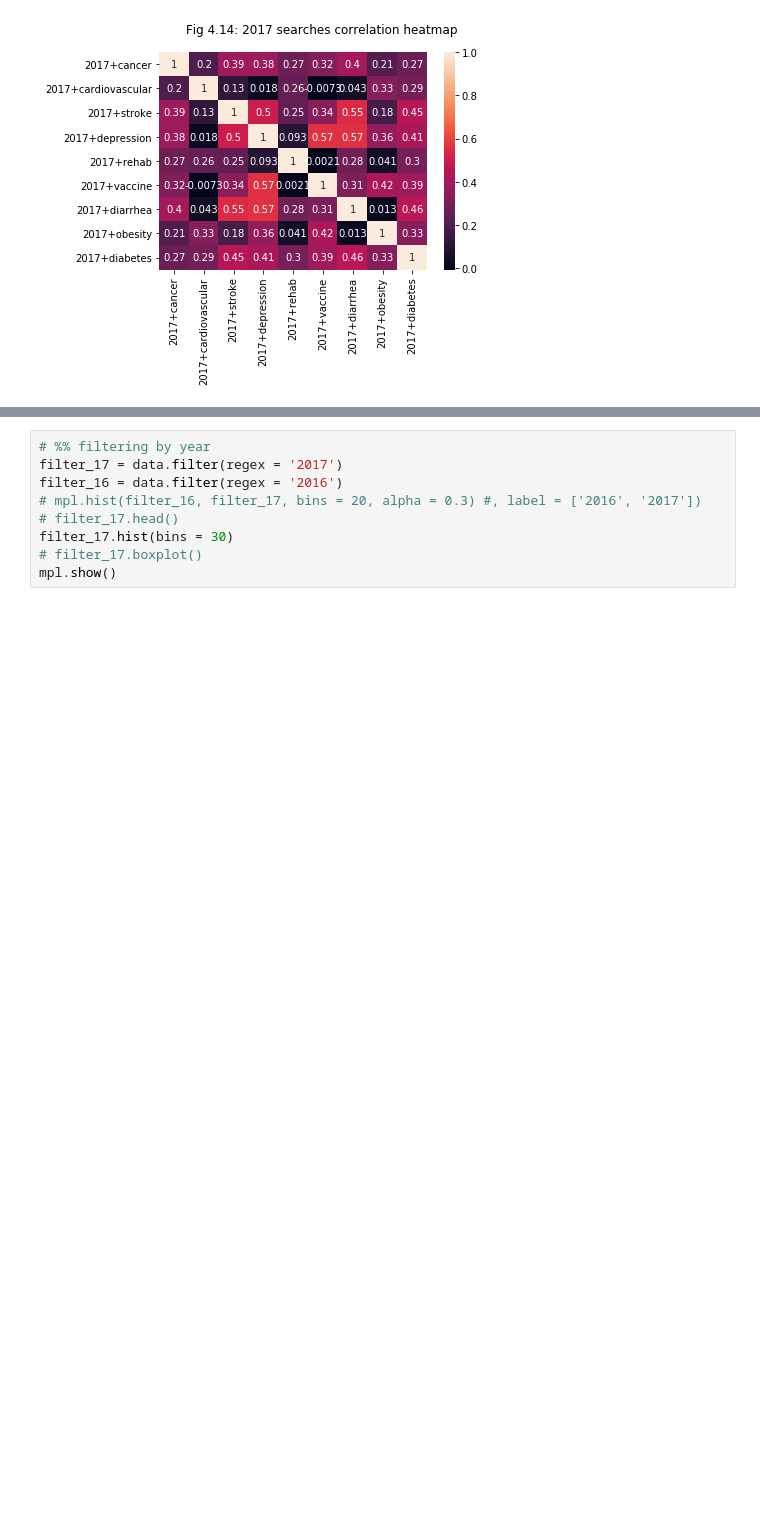
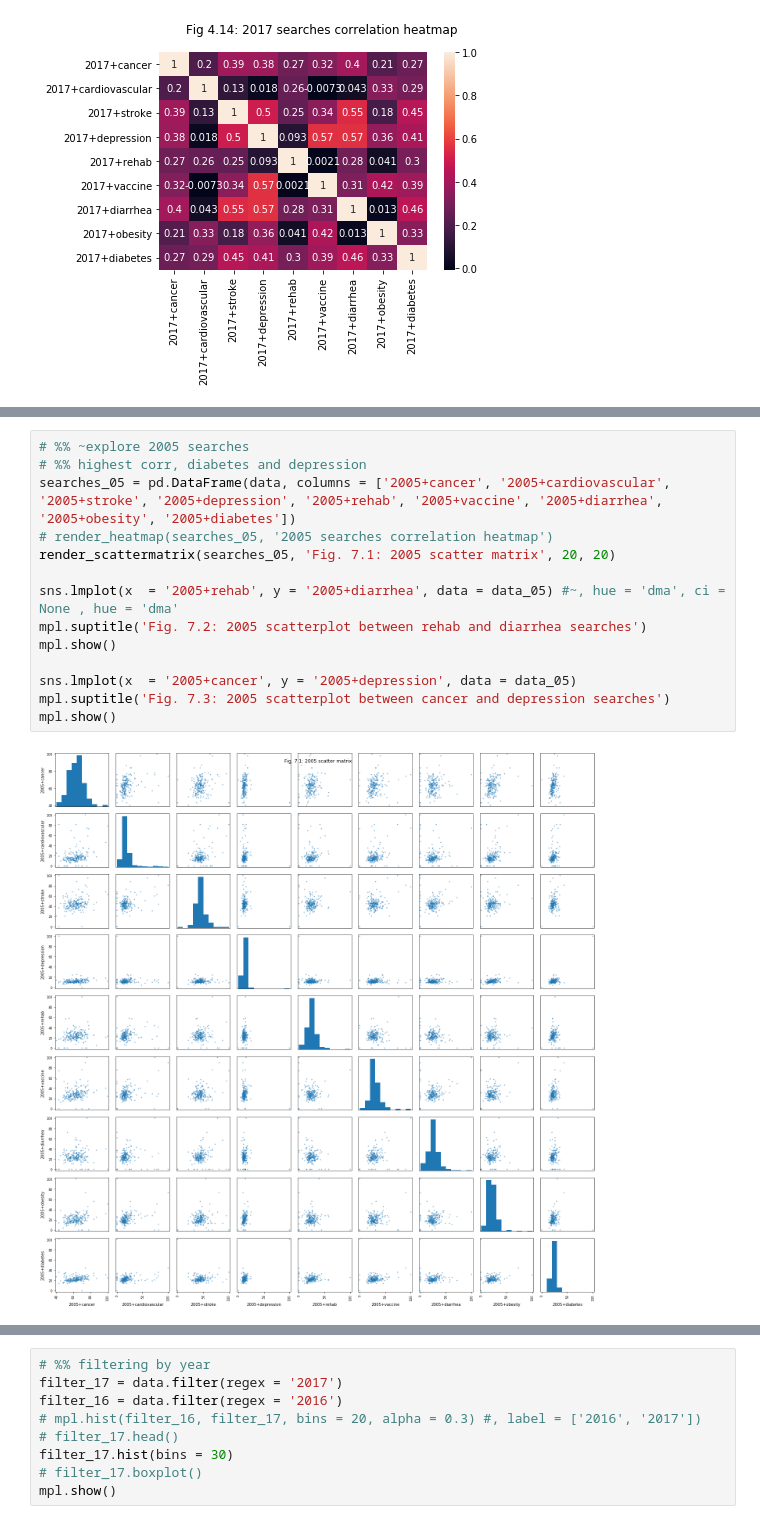
Before and after one commit to NohaKareem/Exploring-health-searches, a Jupyter notebook: Exploring health searches.ipynb, the cells around one changed output, grey strips where cells are left out. Drawn from its saved outputs; the diff is of its cells as text; blank space fills up the shorter version.

```diff
--- a/Exploring health searches.ipynb
+++ b/Exploring health searches.ipynb
@@ -321,0 +318,16 @@ mpl.show()
+# %%
+# %% ~explore 2005 searches
+# %% highest corr, diabetes and depression
+searches_05 = pd.DataFrame(data, columns = ['2005+cancer', '2005+cardiovascular', '2005+stroke', '2005+depression', '2005+rehab', '2005+vaccine', '2005+diarrhea', '2005+obesity', '2005+diabetes'])
+# render_heatmap(searches_05, '2005 searches correlation heatmap')
+render_scattermatrix(searches_05, 'Fig. 7.1: 2005 scatter matrix', 20, 20)
+
+sns.lmplot(x  = '2005+rehab', y = '2005+diarrhea', data = data_05) #~, hue = 'dma', ci = None , hue = 'dma'
+mpl.suptitle('Fig. 7.2: 2005 scatterplot between rehab and diarrhea searches')
+mpl.show()
+
+sns.lmplot(x  = '2005+cancer', y = '2005+depression', data = data_05)
+mpl.suptitle('Fig. 7.3: 2005 scatterplot between cancer and depression searches')
+mpl.show()
+# %% [output]
+[figure, added]
```
Also changed, not shown: parts of 6 cells of this notebook, 1 other file.
